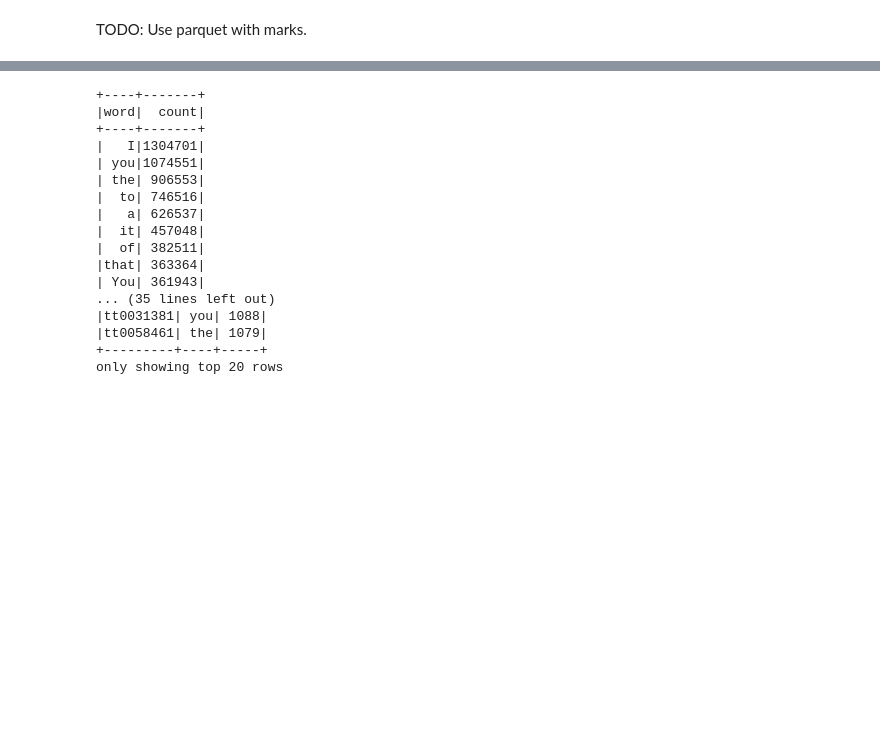
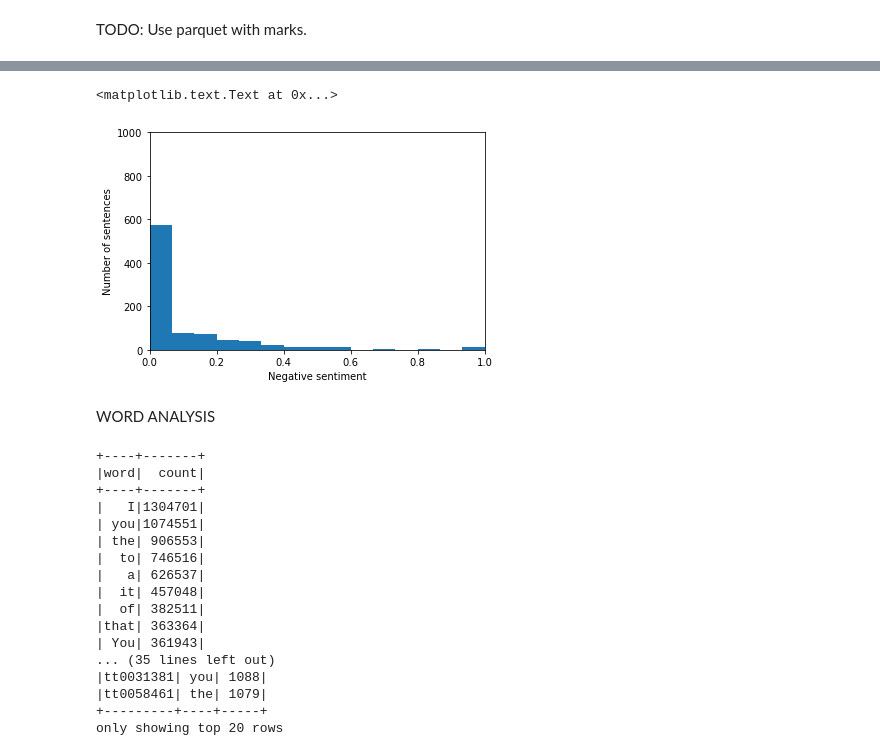
Before and after one commit to Xabitsuki/adamax, a Jupyter notebook: Notebook2.ipynb, the cells around one changed output, grey strips where cells are left out. Drawn from its saved outputs; the diff is of its cells as text; code cells hidden in the pictures; blank space fills up the shorter version.

```diff
--- a/Notebook2.ipynb
+++ b/Notebook2.ipynb
@@ -748,0 +750,3 @@ only showing top 20 rows
+# %%
+batman_script = df_films_strings.filter(df_films_strings.tconst == "tt0468569").select("text").take(1)[0]["text"]
+doc_batman = nlp(batman_script)
@@ -749,3 +765,17 @@ only showing top 20 rows
+# %%
+negative_sent = []
+#iterate through the sentences, get polarity scores, choose a value
+[negative_sent.append(analyzer.polarity_scores(sent.text)['neg']) for sent in doc_batman.sents]
+plt.hist(negative_sent,bins=15)
+plt.xlim([0,1])
+plt.ylim([0,1000])
+plt.xlabel('Negative sentiment')
+plt.ylabel('Number of sentences')
+# %% [output]
+<matplotlib.text.Text at 0x...>
+[figure, added]
+# %% [markdown]
+WORD ANALYSIS
 # %%
 df_all = spark.read.parquet("parquets/words/allwords.parquet/")
 df_film_words = spark.read.parquet("parquets/words/filmwords.parquet/")
```
Also changed, not shown: parts of 5 cells of this notebook.
